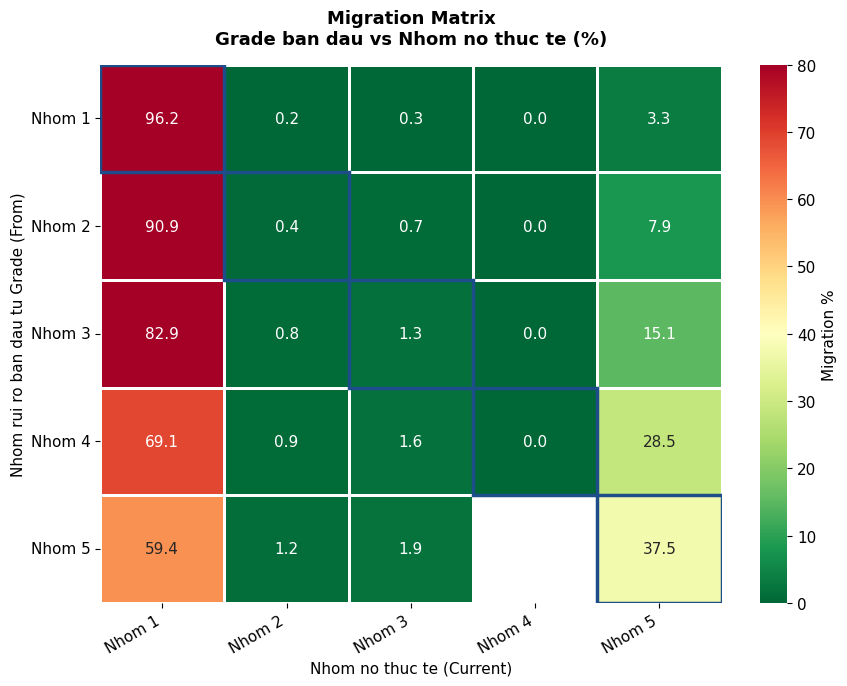
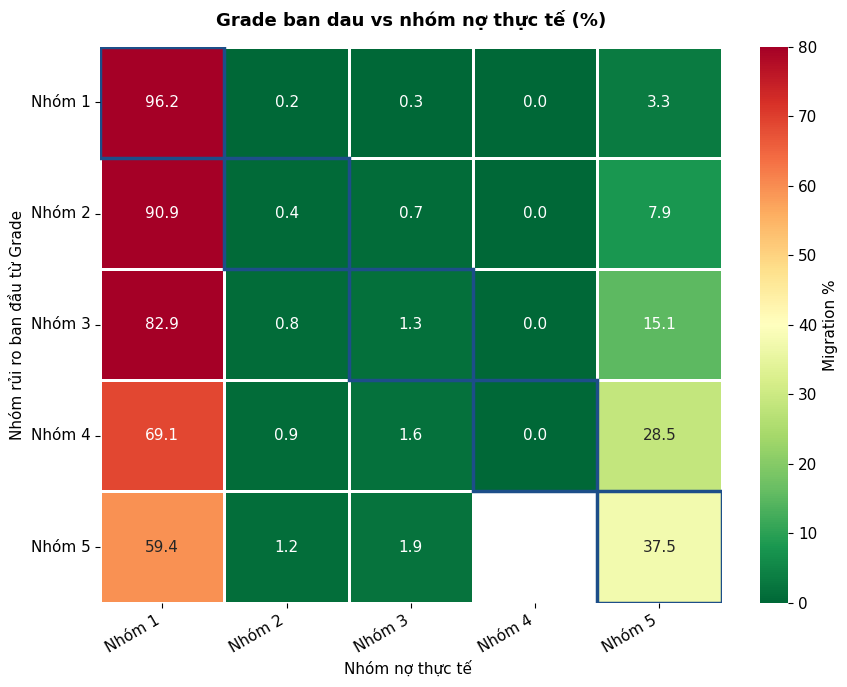
Code edit (unified diff) that turned the first committed figure into the second:
--- before
+++ after
@@ -16,9 +16,9 @@
 )
 
-ax.set_title("Migration Matrix\nGrade ban dau vs Nhom no thuc te (%)", pad=15, fontsize=13)
-ax.set_xlabel("Nhom no thuc te (Current)", fontsize=11)
-ax.set_ylabel("Nhom rui ro ban dau tu Grade (From)", fontsize=11)
+ax.set_title("Grade ban dau vs nhóm nợ thực tế (%)", pad=15, fontsize=13)
+ax.set_xlabel("Nhóm nợ thực tế ", fontsize=11)
+ax.set_ylabel("Nhóm rủi ro ban đầu từ Grade", fontsize=11)
 
-group_labels = ["Nhom 1", "Nhom 2", "Nhom 3", "Nhom 4", "Nhom 5"]
+group_labels = ["Nhóm 1", "Nhóm 2", "Nhóm 3", "Nhóm 4", "Nhóm 5"]
 ax.set_xticklabels(group_labels, rotation=30, ha="right")
 ax.set_yticklabels(group_labels, rotation=0)
@@ -30,5 +30,5 @@
 
 plt.tight_layout()
-plt.savefig("m3_migration_matrix.png", dpi=150, bbox_inches="tight")
+plt.savefig("results/m3_migration_matrix.png", dpi=150, bbox_inches="tight")
 plt.show()
-print("Da luu: m3_migration_matrix.png")
+# print("Da luu: m3_migration_matrix.png")

Commit: update m3